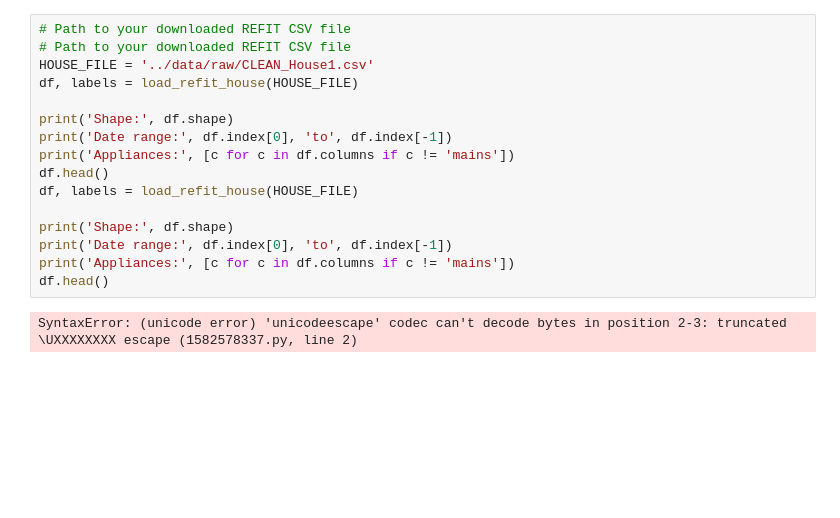
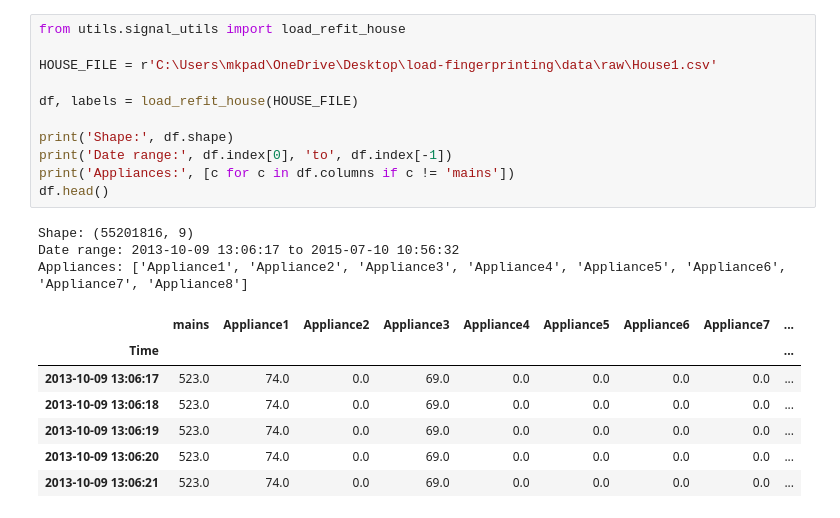
Before and after one commit to Som0111/electrical-load-fingerprinting, a Jupyter notebook: notebooks/01_data_exploration.ipynb, the cells around one changed output. Saved outputs shown, nothing was run; the diff lists cells and outputs as text; blank space fills up the shorter version.

```diff
--- a/notebooks/01_data_exploration.ipynb
+++ b/notebooks/01_data_exploration.ipynb
@@ -33,21 +38,25 @@ We sum the two phases to get total aggregate power — that is what a single uti
 # %%
-# Path to your downloaded REFIT CSV file
-# Path to your downloaded REFIT CSV file
-HOUSE_FILE = '../data/raw/CLEAN_House1.csv'
+from utils.signal_utils import load_refit_house
+
+HOUSE_FILE = r'C:\Users\mkpad\OneDrive\Desktop\load-fingerprinting\data\raw\House1.csv'
+
 df, labels = load_refit_house(HOUSE_FILE)
 
 print('Shape:', df.shape)
 print('Date range:', df.index[0], 'to', df.index[-1])
 print('Appliances:', [c for c in df.columns if c != 'mains'])
 df.head()
-df, labels = load_refit_house(HOUSE_FILE)
-
-print('Shape:', df.shape)
-print('Date range:', df.index[0], 'to', df.index[-1])
-print('Appliances:', [c for c in df.columns if c != 'mains'])
-df.head()
 # %% [output]
-SyntaxError: (unicode error) 'unicodeescape' codec can't decode bytes in position 2-3: truncated \UXXXXXXXX escape (1582578337.py, line 2)
+Shape: (55201816, 9)
+Date range: 2013-10-09 13:06:17 to 2015-07-10 10:56:32
+Appliances: ['Appliance1', 'Appliance2', 'Appliance3', 'Appliance4', 'Appliance5', 'Appliance6', 'Appliance7', 'Appliance8']
+|  | mains | Appliance1 | Appliance2 | Appliance3 | Appliance4 | Appliance5 | Appliance6 | Appliance7 | ... |
+| Time |  |  |  |  |  |  |  |  | ... |
+| 2013-10-09 13:06:17 | 523.0 | 74.0 | 0.0 | 69.0 | 0.0 | 0.0 | 0.0 | 0.0 | ... |
+| 2013-10-09 13:06:18 | 523.0 | 74.0 | 0.0 | 69.0 | 0.0 | 0.0 | 0.0 | 0.0 | ... |
+| 2013-10-09 13:06:19 | 523.0 | 74.0 | 0.0 | 69.0 | 0.0 | 0.0 | 0.0 | 0.0 | ... |
+| 2013-10-09 13:06:20 | 523.0 | 74.0 | 0.0 | 69.0 | 0.0 | 0.0 | 0.0 | 0.0 | ... |
+| 2013-10-09 13:06:21 | 523.0 | 74.0 | 0.0 | 69.0 | 0.0 | 0.0 | 0.0 | 0.0 | ... |
 # %%
 # check for gaps and null values
 print('Null counts per channel:')
```
Also changed, not shown: parts of 17 cells of this notebook.
